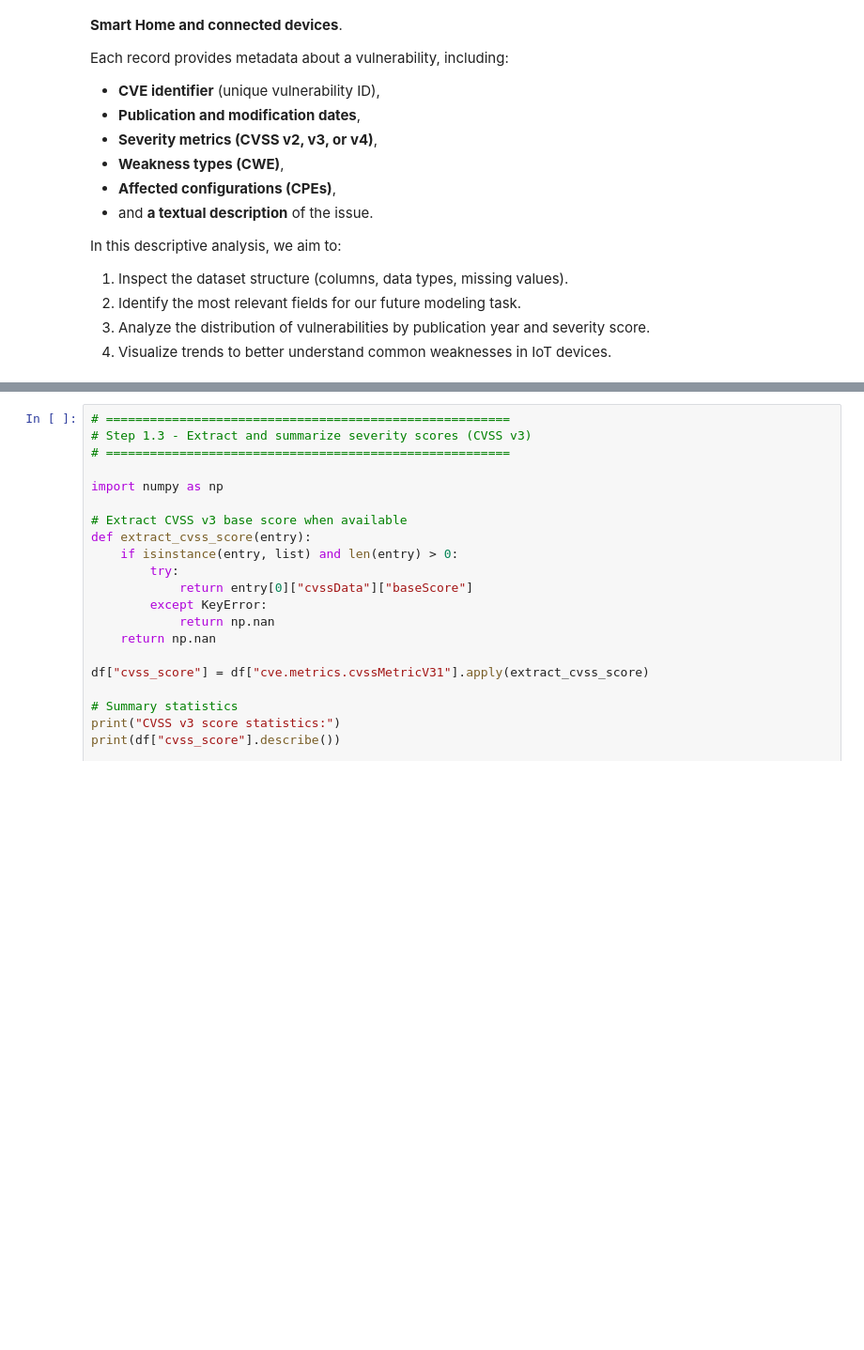
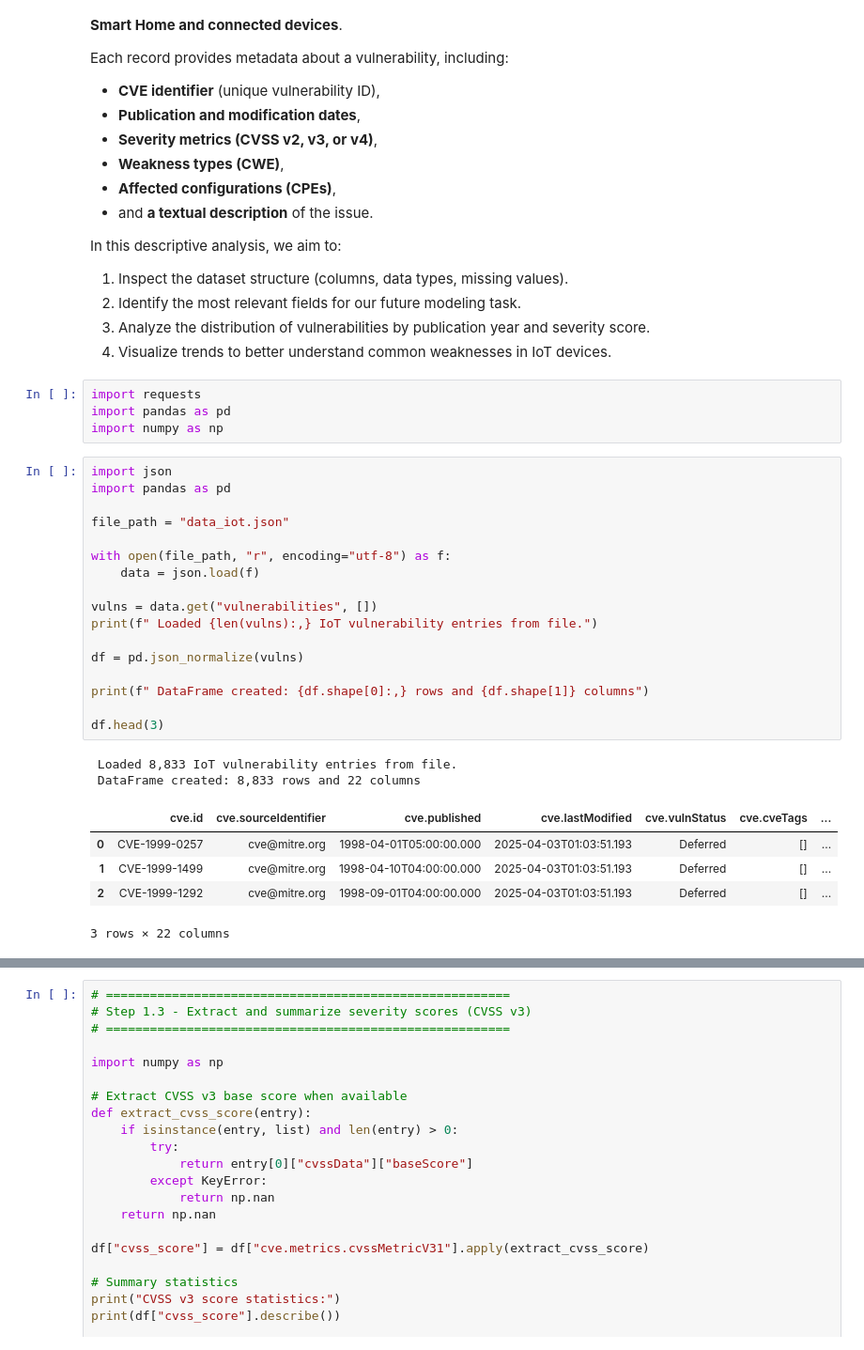
Before and after one commit to PieroLB/SmartHome-ML, a Jupyter notebook: LAB5_Project_ANDRIANTSIZAFY.ipynb, the cells around one changed output, grey strips where cells are left out. Shown: that part at 94% size. Saved outputs shown, nothing was run; the diff lists cells and outputs as text; blank space fills up the shorter version.

```diff
--- a/LAB5_Project_ANDRIANTSIZAFY.ipynb
+++ b/LAB5_Project_ANDRIANTSIZAFY.ipynb
@@ -20,6 +20,35 @@ In this descriptive analysis, we aim to:
 2. Identify the most relevant fields for our future modeling task.
 3. Analyze the distribution of vulnerabilities by publication year and severity score.
 4. Visualize trends to better understand common weaknesses in IoT devices.
+# %%
+import requests
+import pandas as pd
+import numpy as np
+# %%
+import json
+import pandas as pd
+
+file_path = "data_iot.json"
+
+with open(file_path, "r", encoding="utf-8") as f:
+    data = json.load(f)
+
+vulns = data.get("vulnerabilities", [])
+print(f" Loaded {len(vulns):,} IoT vulnerability entries from file.")
+
+df = pd.json_normalize(vulns)
+
+print(f" DataFrame created: {df.shape[0]:,} rows and {df.shape[1]} columns")
+
+df.head(3)
+# %% [output]
+ Loaded 8,833 IoT vulnerability entries from file.
+ DataFrame created: 8,833 rows and 22 columns
+|  | cve.id | cve.sourceIdentifier | cve.published | cve.lastModified | cve.vulnStatus | cve.cveTags | ... |
+| 0 | CVE-1999-0257 | cve@mitre.org | 1998-04-01T05:00:00.000 | 2025-04-03T01:03:51.193 | Deferred | [] | ... |
+| 1 | CVE-1999-1499 | cve@mitre.org | 1998-04-10T04:00:00.000 | 2025-04-03T01:03:51.193 | Deferred | [] | ... |
+| 2 | CVE-1999-1292 | cve@mitre.org | 1998-09-01T04:00:00.000 | 2025-04-03T01:03:51.193 | Deferred | [] | ... |
+3 rows × 22 columns
 # %%
 # =======================================================
 # Step 1.1 - Basic Dataset Overview
```
Also changed, not shown: parts of 15 cells of this notebook.
